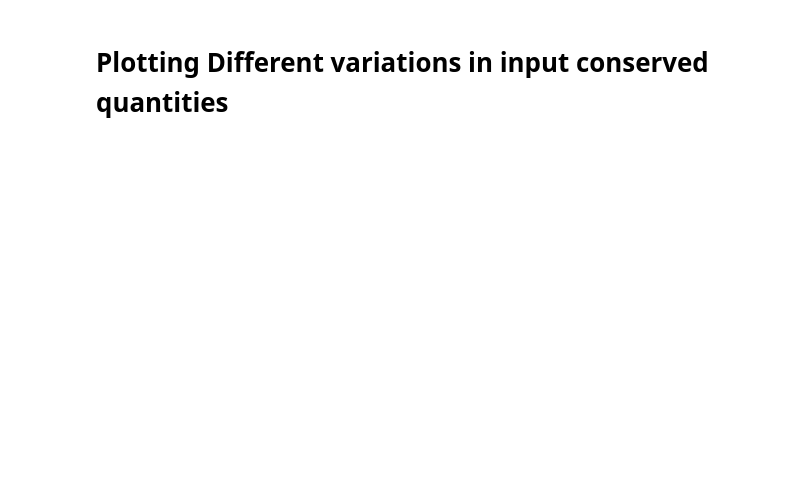
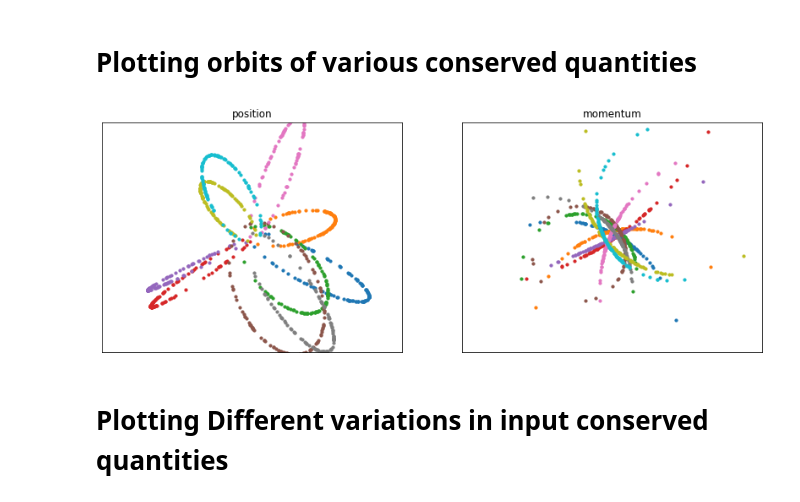
Before and after one commit to anugrahchemparathy/ContrastiveLearning, a Jupyter notebook: run/visualizations/OrbitsVisualization.ipynb, the cells around one changed output. Drawn from its saved outputs; the diff is of its cells as text; code cells hidden in the pictures; blank space fills up the shorter version.

```diff
--- a/run/visualizations/OrbitsVisualization.ipynb
+++ b/run/visualizations/OrbitsVisualization.ipynb
@@ -18,3 +31,21 @@ from ldcl.data.physics import get_dataset
+# %% [markdown]
+# Plotting orbits of various conserved quantities
+# %%
+train_orbits_dataset = get_dataset("../data_configs/orbit_config_default2.json", "../../saved_datasets")[0]
+# %%
+fig, axs = plt.subplots(1,2)
+
+
+ax_plot(axs[0], train_orbits_dataset, 'position',idxs = [0,1], num_shown = 10)
+ax_plot(axs[1], train_orbits_dataset, 'momentum',idxs = [2,3], num_shown = 10)
+
+
+
+
+fig.set_size_inches(14, 5, forward=True)
+plt.savefig('vary_orbit_position.png', dpi=100, bbox_inches='tight')
+# %% [output]
+[figure, added]
 # %% [markdown]
 # Plotting Different variations in input conserved quantities
 # %%
```
Also changed, not shown: parts of 7 cells of this notebook, 7 other files.
